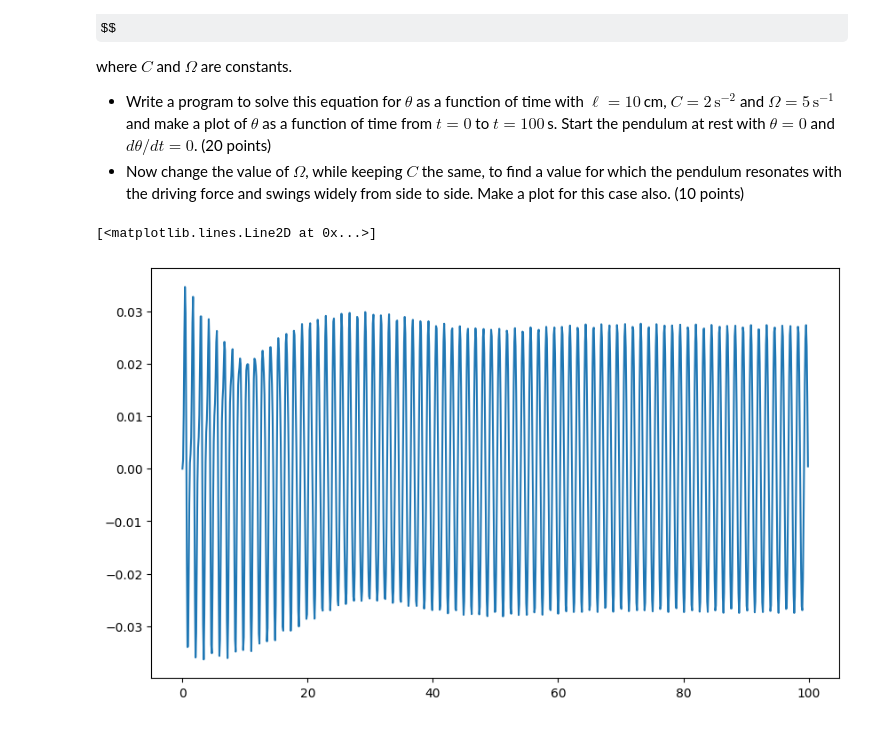
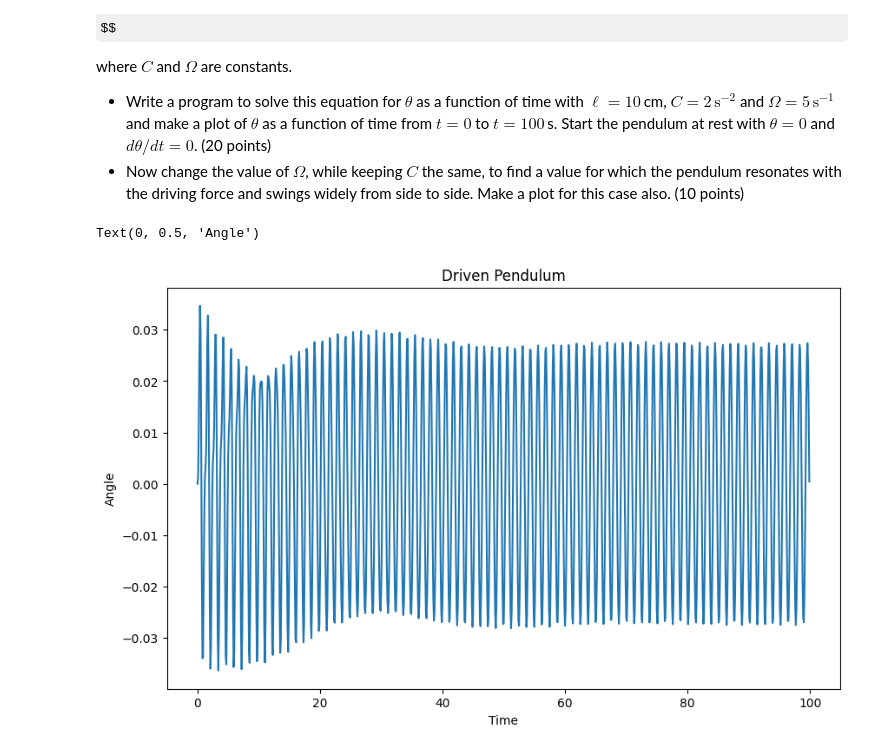
Before and after one commit to GeoffHennessy/Hennessy-Phys50733, a Jupyter notebook: Homework_4/Hennessy_Homework4.ipynb, the cells around one changed output. Drawn from its saved outputs; the diff is of its cells as text; code cells hidden in the pictures; some formulas as TeX source.

```diff
--- a/Homework_4/Hennessy_Homework4.ipynb
+++ b/Homework_4/Hennessy_Homework4.ipynb
@@ -287,7 +295,7 @@ yVals = []
 zVals = []
 t0 = 0
 tf = 50
-N = 1000
+N = 10000
 h = (tf-t0)/N
 timeVals = np.arange(t0,tf,h)
 
@@ -306,5 +314,10 @@ fig = plt.figure(figsize = (16,10))
 axL = plt.subplot(211)
 axL1 = plt.subplot(212)
 axL.plot(xVals,zVals)
+axL.set_xlabel("dx/dt")
+axL.set_ylabel("dZ/dt")
+axL.set_title("Lorenz Attractor")
 axL1.plot(timeVals,yVals)
+axL1.set_xlabel("Time")
+axL1.set_ylabel("dy/dt")
 # %% [output]
@@ -341,35 +354,38 @@ OM = 5
 def f(r,t):
     theta = r[0]
     omega = r[1]
     d_theta = omega
     d_omega = - (g / l) * np.sin(theta) + 2 * np.cos(theta)*np.sin(OM*t)
     return np.array([d_theta, d_omega], float)
 
 # runge-kutta here
 thetaVals = []
 wVals = []
 t0 = 0
 tf = 100
 N = 1000
 h = (tf-t0)/N
 timeVals = np.arange(t0,tf,h)
 r = [0,0]
 
 for i in timeVals:
     thetaVals.append(r[0])
     wVals.append(r[1])
     k1 = h * f(r,i)
     k2 = h * f(r + 0.5*k1, i + 0.5*h)
     k3 =  h * f(r + 0.5*k2, i + 0.5*h)
     k4 = h * f(r + k3, i + h)
     r = r + 1/6 * (k1 + 2*k2 + 2*k3 + k4)
 
 fig = plt.figure(figsize = (10,6))
 axD = plt.subplot(111)
 axD.plot(timeVals,thetaVals)
+axD.set_title("Driven Pendulum")
+axD.set_xlabel("Time")
+axD.set_ylabel("Angle")
 # %% [output]
-[<matplotlib.lines.Line2D at 0x...>]
+Text(0, 0.5, 'Angle')
-[figure, old version]
+[figure, new version]
 # %%
 OM = np.sqrt(g/l)
 thetaVals = []
```
Also changed, not shown: parts of 4 cells of this notebook.
